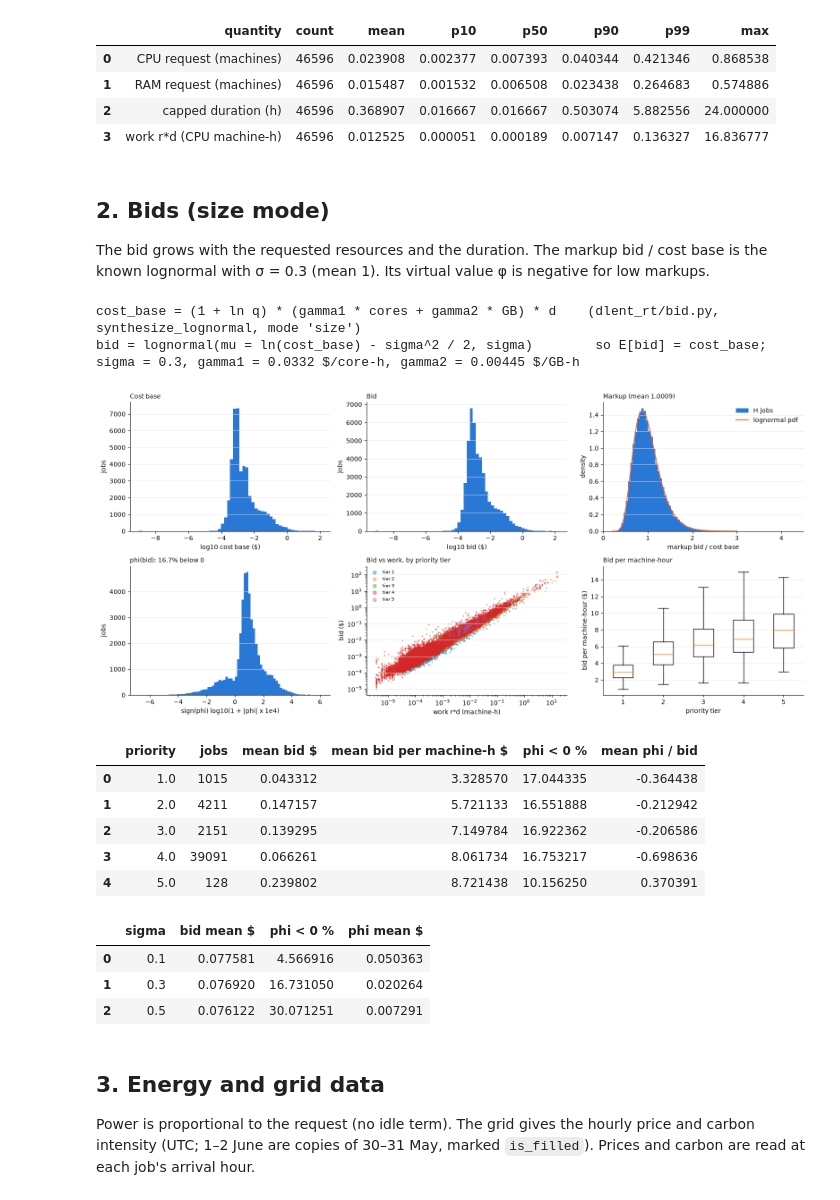
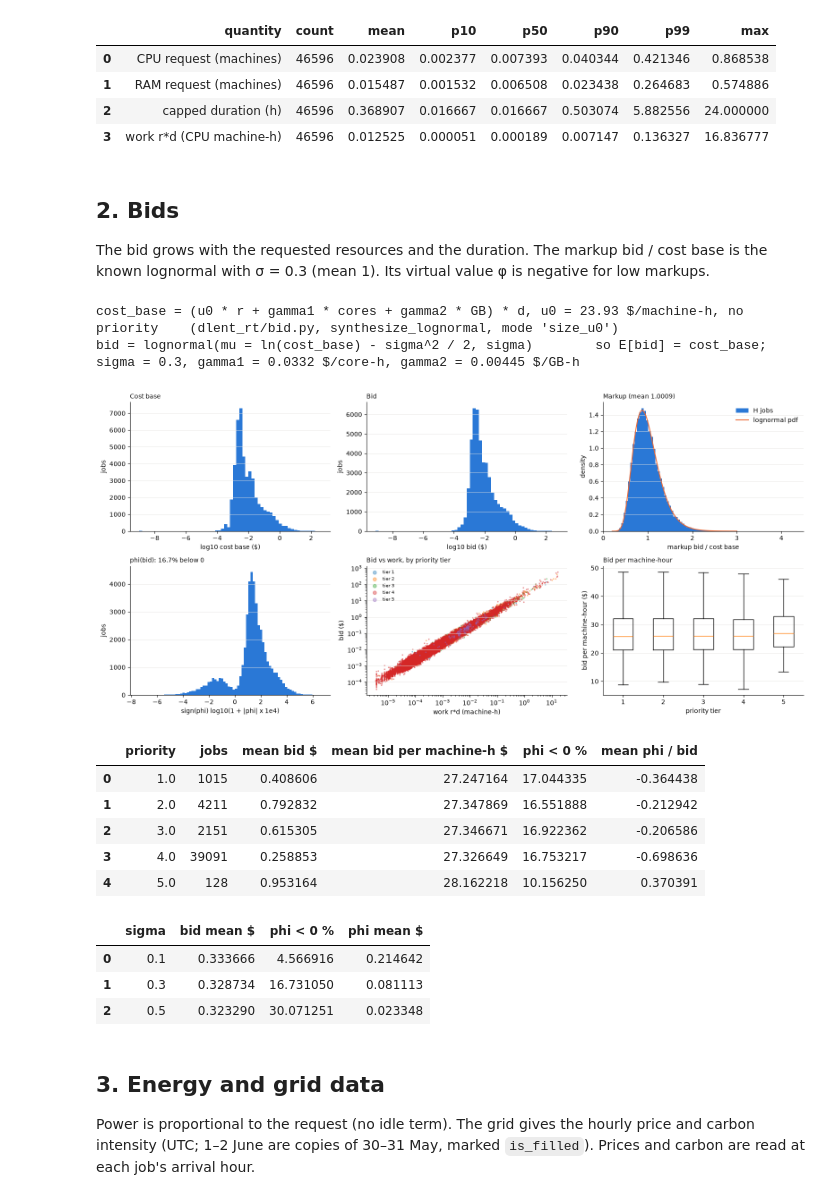
Before and after one commit to dangolofrancesco/dlent_rt, a Jupyter notebook: notebooks/01_phase0_diagnostics.ipynb, the cells around one changed output. Saved outputs shown, nothing was run; the diff lists cells and outputs as text; code cells hidden in the pictures.

```diff
--- a/notebooks/01_phase0_diagnostics.ipynb
+++ b/notebooks/01_phase0_diagnostics.ipynb
@@ -24,8 +25,8 @@ warnings.simplefilter("ignore")
 pd.set_option("display.max_columns", 30, "display.width", 250, "display.max_colwidth", 120)
 BLUE, ORANGE, GREY, INK = "#2a78d6", "#eb6834", "#52514e", "#0b0b0b"
 
-CONFIG_PATH = os.environ.get("DLENT_CONFIG", "configs/v5_theory.yaml")
-OTHER_PATH = "configs/v5_size_bid.yaml"
+CONFIG_PATH = os.environ.get("DLENT_CONFIG", "configs/v6_theory.yaml")
+OTHER_PATH = os.environ.get("DLENT_CONFIG_OTHER", "configs/v6_size_bid.yaml")
 OUT = ROOT / "reports" / "week32"
 
 
@@ -166,50 +167,53 @@ display(dg.stats_table(J))
 | 2 | capped duration (h) | 46596 | 0.368907 | 0.016667 | 0.016667 | 0.503074 | 5.882556 | 24.000000 |
 | 3 | work r*d (CPU machine-h) | 46596 | 0.012525 | 0.000051 | 0.000189 | 0.007147 | 0.136327 | 16.836777 |
 # %% [markdown]
-## 2. Bids (size mode)
+## 2. Bids
 
 The bid grows with the requested resources and the duration. The markup bid / cost base is the known lognormal
 with σ = 0.3 (mean 1). Its virtual value φ is negative for low markups.
 # %%
-print("cost_base = (1 + ln q) * (gamma1 * cores + gamma2 * GB) * d    (dlent_rt/bid.py, synthesize_lognormal, mode 'size')")
+FORMULA = {"size": "cost_base = (1 + ln q) * (gamma1 * cores + gamma2 * GB) * d",
+           "size_u0": f"cost_base = (u0 * r + gamma1 * cores + gamma2 * GB) * d, u0 = {cfg.bid.u0_per_machine_hour} $/machine-h, no priority",
+           "base_utility": "cost_base = (u0 * (1 + ln q) + gamma1 * cores + gamma2 * GB) * d"}
+print(FORMULA[cfg.bid.mode], f"   (dlent_rt/bid.py, synthesize_lognormal, mode '{cfg.bid.mode}')")
 print("bid = lognormal(mu = ln(cost_base) - sigma^2 / 2, sigma)        so E[bid] = cost_base;  "
       f"sigma = {cfg.bid.sigma}, gamma1 = {cfg.bid.gamma1} $/core-h, gamma2 = {cfg.bid.gamma2} $/GB-h")
 bf = dg.bid_frame(ds, st, cfg)
 fig, axs = plt.subplots(2, 3, figsize=(16, 7.5))
 axs[0, 0].hist(np.log10(bf.cost_base), bins=60, color=BLUE); style(axs[0, 0], "log10 cost base ($)", "jobs", "Cost base")
 axs[0, 1].hist(np.log10(bf.bid), bins=60, color=BLUE); style(axs[0, 1], "log10 bid ($)", "jobs", "Bid")
 m = np.linspace(0.2, 3, 400)
 axs[0, 2].hist(bf.markup, bins=80, density=True, color=BLUE, label="H jobs")
 axs[0, 2].plot(m, lognorm.pdf(m, s=cfg.bid.sigma, scale=np.exp(-cfg.bid.sigma ** 2 / 2)), color=ORANGE, label="lognormal pdf")
 style(axs[0, 2], "markup bid / cost base", "density", f"Markup (mean {bf.markup.mean():.4f})"); axs[0, 2].legend(frameon=False)
 axs[1, 0].hist(np.sign(bf.phi) * np.log10(1 + np.abs(bf.phi) * 1e4), bins=80, color=BLUE)
 style(axs[1, 0], "sign(phi) log10(1 + |phi| x 1e4)", "jobs", f"phi(bid): {100 * (bf.phi < 0).mean():.1f}% below 0")
 for q in sorted(bf.priority.unique()):
     d = bf[(bf.priority == q) & (bf.rd > 0)]
     axs[1, 1].scatter(d.rd, d.bid, s=2, alpha=0.4, label=f"tier {q:g}")
 axs[1, 1].set_xscale("log"); axs[1, 1].set_yscale("log")
 style(axs[1, 1], "work r*d (machine-h)", "bid ($)", "Bid vs work, by priority tier"); axs[1, 1].legend(frameon=False, markerscale=4, fontsize=7)
 tiers = sorted(bf.priority.unique())
 axs[1, 2].boxplot([bf.bid_per_machine_h[(bf.priority == q)].dropna() for q in tiers], tick_labels=[f"{q:g}" for q in tiers],
                   showfliers=False)
 style(axs[1, 2], "priority tier", "bid per machine-hour ($)", "Bid per machine-hour")
 plt.tight_layout(); plt.show()
 display(dg.bid_tier_table(bf))
 display(dg.sigma_sensitivity(ds, cfg))
 # %% [output]
-cost_base = (1 + ln q) * (gamma1 * cores + gamma2 * GB) * d    (dlent_rt/bid.py, synthesize_lognormal, mode 'size')
+cost_base = (u0 * r + gamma1 * cores + gamma2 * GB) * d, u0 = 23.93 $/machine-h, no priority    (dlent_rt/bid.py, synthesize_lognormal, mode 'size_u0')
 bid = lognormal(mu = ln(cost_base) - sigma^2 / 2, sigma)        so E[bid] = cost_base;  sigma = 0.3, gamma1 = 0.0332 $/core-h, gamma2 = 0.00445 $/GB-h
-[figure, old version]
+[figure, new version]
 |  | priority | jobs | mean bid $ | mean bid per machine-h $ | phi < 0 % | mean phi / bid |
-| 0 | 1.0 | 1015 | 0.043312 | 3.328570 | 17.044335 | -0.364438 |
-| 1 | 2.0 | 4211 | 0.147157 | 5.721133 | 16.551888 | -0.212942 |
-| 2 | 3.0 | 2151 | 0.139295 | 7.149784 | 16.922362 | -0.206586 |
-| 3 | 4.0 | 39091 | 0.066261 | 8.061734 | 16.753217 | -0.698636 |
-| 4 | 5.0 | 128 | 0.239802 | 8.721438 | 10.156250 | 0.370391 |
+| 0 | 1.0 | 1015 | 0.408606 | 27.247164 | 17.044335 | -0.364438 |
+| 1 | 2.0 | 4211 | 0.792832 | 27.347869 | 16.551888 | -0.212942 |
+| 2 | 3.0 | 2151 | 0.615305 | 27.346671 | 16.922362 | -0.206586 |
+| 3 | 4.0 | 39091 | 0.258853 | 27.326649 | 16.753217 | -0.698636 |
+| 4 | 5.0 | 128 | 0.953164 | 28.162218 | 10.156250 | 0.370391 |
 |  | sigma | bid mean $ | phi < 0 % | phi mean $ |
-| 0 | 0.1 | 0.077581 | 4.566916 | 0.050363 |
-| 1 | 0.3 | 0.076920 | 16.731050 | 0.020264 |
-| 2 | 0.5 | 0.076122 | 30.071251 | 0.007291 |
+| 0 | 0.1 | 0.333666 | 4.566916 | 0.214642 |
+| 1 | 0.3 | 0.328734 | 16.731050 | 0.081113 |
+| 2 | 0.5 | 0.323290 | 30.071251 | 0.023348 |
 # %% [markdown]
 ## 3. Energy and grid data
 
```
Also changed, not shown: parts of 12 cells of this notebook, 14 other files.
